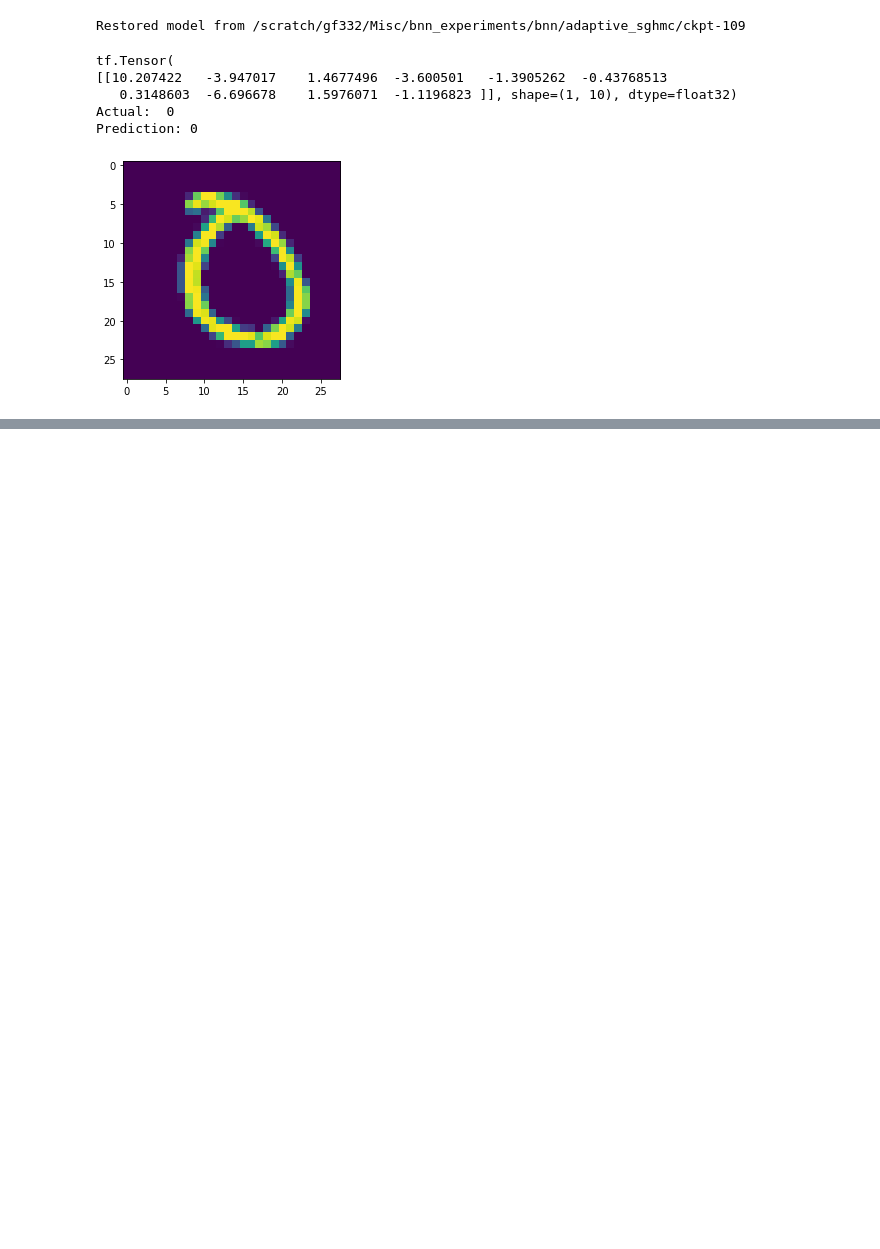
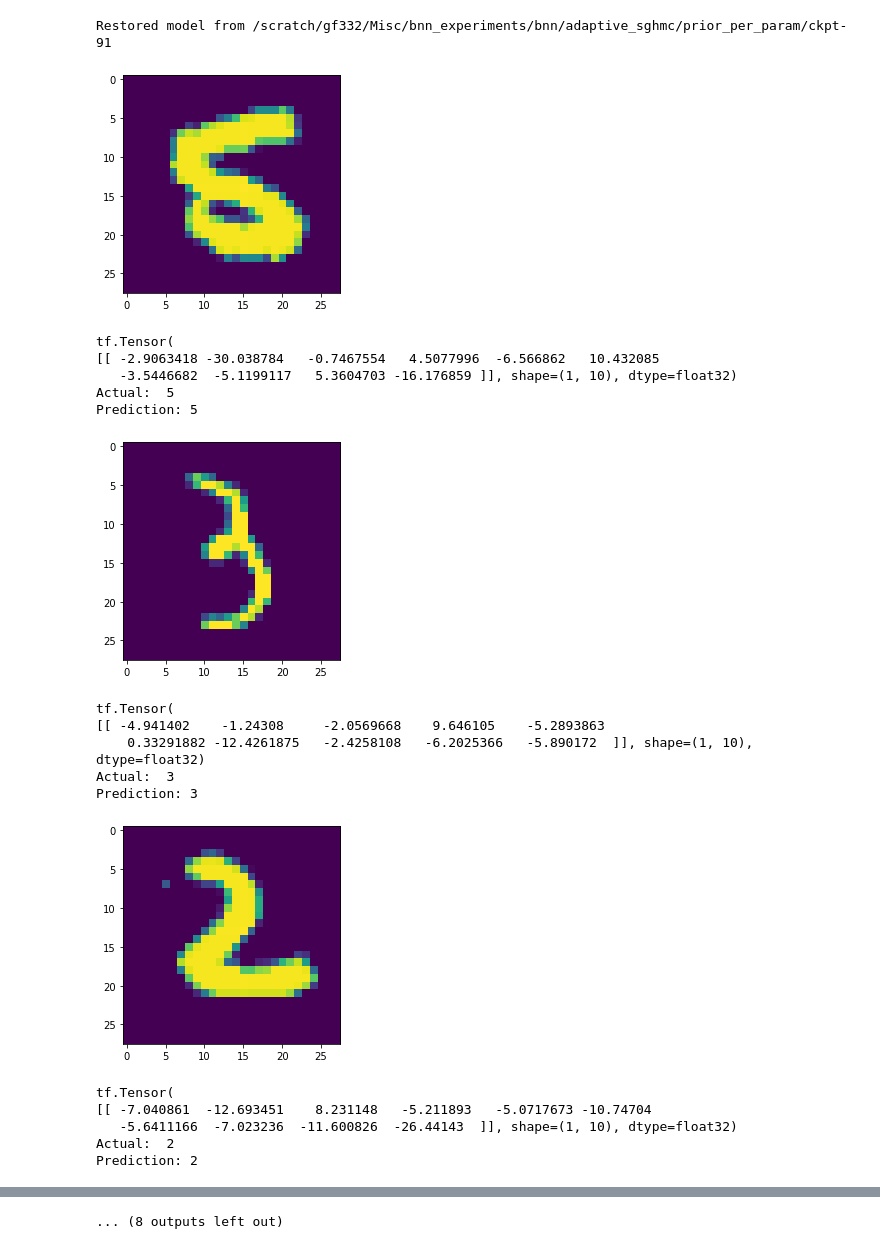
Before and after one commit to gergely-flamich/BVAE, a Jupyter notebook: notebooks/BNN.ipynb, the cells around one changed output, grey strips where cells are left out. Cells and saved outputs as stored; diff of their text form; code cells hidden in the pictures; blank space fills up the shorter version.

```diff
--- a/notebooks/BNN.ipynb
+++ b/notebooks/BNN.ipynb
@@ -23,5 +23,5 @@ model_save_dir = "/scratch/gf332/Misc/bnn_experiments/bnn/adaptive_sghmc"
 # %%
-model = MnistBNN(prior_mode="per_unit")
+model = MnistBNN(prior_mode="per_param")
 model.build(input_shape=(1, 28, 28, 1))
 
 ckpt = tf.train.Checkpoint(model=model)
@@ -35,25 +35,39 @@ if manager.latest_checkpoint:
 else:
     print("Initializing model from scratch.")
 # %% [output]
-Restored model from /scratch/gf332/Misc/bnn_experiments/bnn/adaptive_sghmc/ckpt-109
+Restored model from /scratch/gf332/Misc/bnn_experiments/bnn/adaptive_sghmc/prior_per_param/ckpt-91
 # %%
 test_ds = mnist['test']
 test_ds = test_ds.map(lambda x: (tf.cast(x["image"], tf.float32) / 255., x["label"])).shuffle(300)
 
-for im, label in test_ds.batch(1).take(1):
+for im, label in test_ds.batch(1).take(10):
 
+    plt.figure()
     plt.imshow(im[0, ..., 0])
+    plt.show()
 
     probs = model(im)
 
     print(probs)
 
     print("Actual: ", label[0].numpy())
     print("Prediction:", tf.argmax(probs, axis=1)[0].numpy())
 # %% [output]
+[figure, new version]
 tf.Tensor(
-[[10.207422   -3.947017    1.4677496  -3.600501   -1.3905262  -0.43768513
-   0.3148603  -6.696678    1.5976071  -1.1196823 ]], shape=(1, 10), dtype=float32)
-Actual:  0
-Prediction: 0
+[[ -2.9063418 -30.038784   -0.7467554   4.5077996  -6.566862   10.432085
+   -3.5446682  -5.1199117   5.3604703 -16.176859 ]], shape=(1, 10), dtype=float32)
+Actual:  5
+Prediction: 5
-[figure, old version]
+[figure, added]
+tf.Tensor(
+[[ -4.941402    -1.24308     -2.0569668    9.646105    -5.2893863
+    0.33291882 -12.4261875   -2.4258108   -6.2025366   -5.890172  ]], shape=(1, 10), dtype=float32)
+Actual:  3
+Prediction: 3
+[figure, added]
+tf.Tensor(
+[[ -7.040861  -12.693451    8.231148   -5.211893   -5.0717673 -10.74704
+   -5.6411166  -7.023236  -11.600826  -26.44143  ]], shape=(1, 10), dtype=float32)
+Actual:  2
+Prediction: 2
@@ -60,3 +92,4 @@ Prediction: 0
+... (8 outputs left out)
 # %%
 test_accuracy = 0.
 total_size = 0.
```
Also changed, not shown: parts of 4 cells of this notebook, 3 other files.
